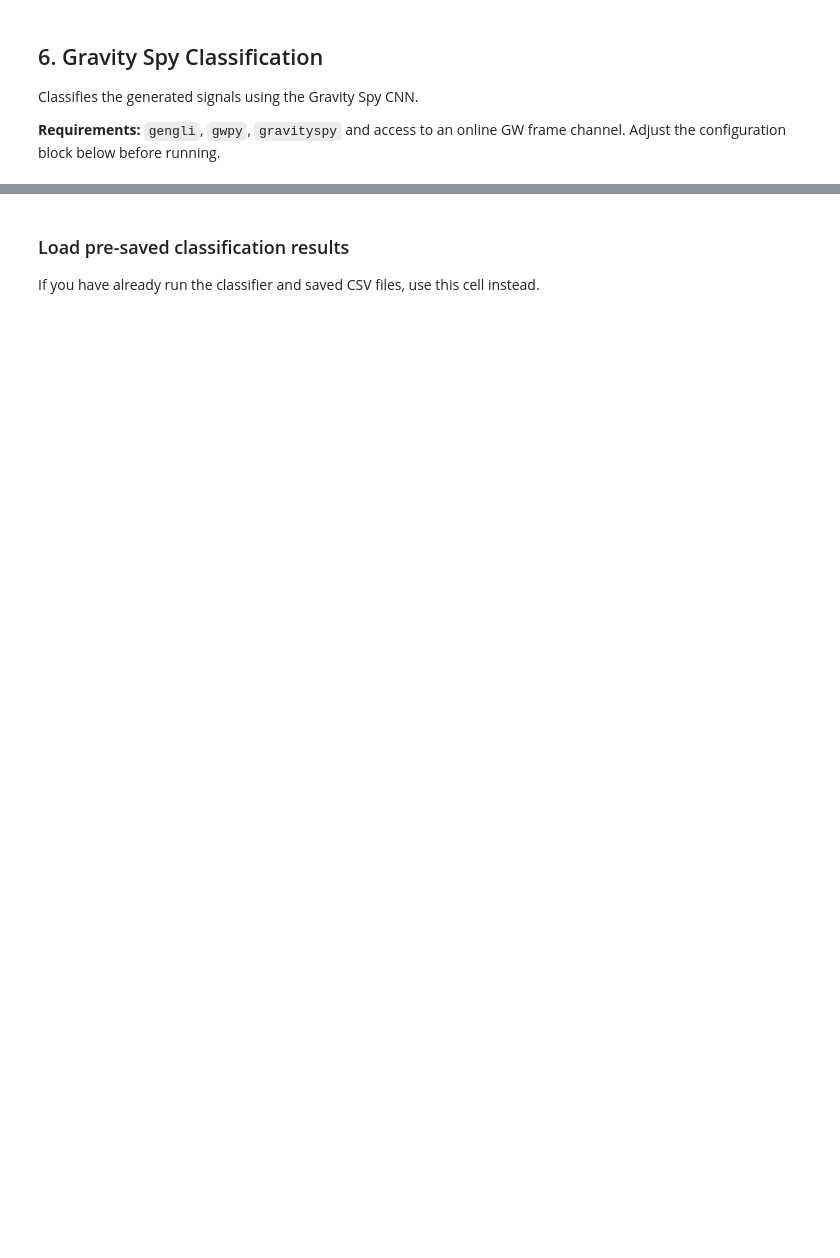
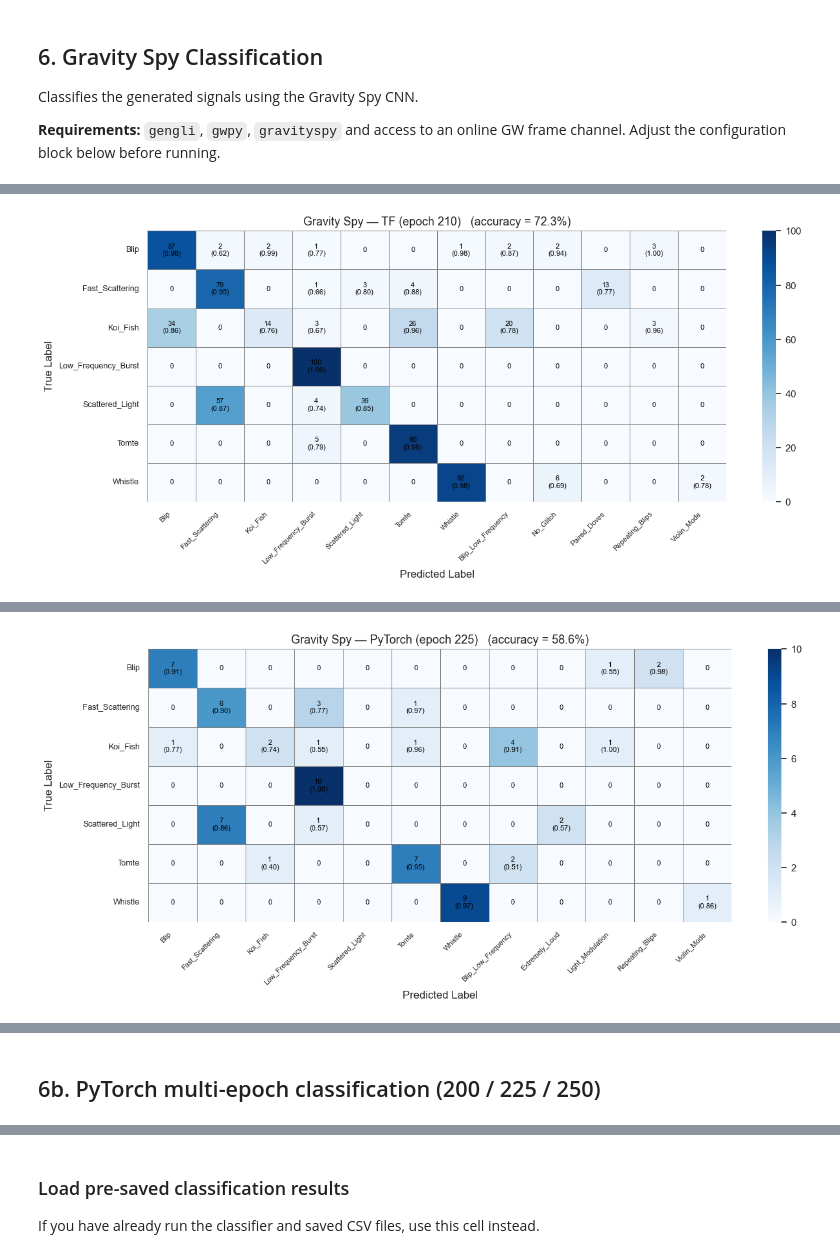
Before and after one commit to tomdooney95/glitchgan, a Jupyter notebook: umap_gspy_cdvgan.ipynb, the cells around one changed output, grey strips where cells are left out. Drawn from its saved outputs; the diff is of its cells as text; code cells hidden in the pictures; blank space fills up the shorter version.

```diff
--- a/umap_gspy_cdvgan.ipynb
+++ b/umap_gspy_cdvgan.ipynb
@@ -432,5 +499,5 @@ GW_END         = GW_START + 40
 CHANNEL        = f"{IFO}:GDS-CALIB_STRAIN"
 PATH_TO_MODEL  = PROJECT_ROOT / "models" / "sidd-cqg-paper-O3-model.h5"
 PATH_TO_REPO   = "/home/meesde.boer/gw_learn/GravitySpy/"  # path on CIT (only needed for imports)
-NUM_CLASSIFY   = 100              # signals to classify per class
-SNR_TARGET     = 150
+NUM_CLASSIFY   = 10              # signals to classify per class
+SNR_TARGET     = 50
@@ -509,0 +687,72 @@ acc_pt = plot_confusion(df_pt, f"PyTorch (epoch {PYTORCH_EPOCH})", "gspy_confusi
+# %%
+import seaborn as sns
+import numpy as np
+import pandas as pd
+import matplotlib.pyplot as plt
+
+def plot_confusion(df, tag, save_name):
+    if df is None:
+        print(f"No results for {tag}")
+        return None
+
+    df = df[df["pred_label"] != "Error"]
+
+    # Columns: true classes first, then any extra classes Gravity Spy predicted
+    pred_all = sorted(df["pred_label"].unique())
+    for lbl in LABEL_ORDER:
+        if lbl not in pred_all:
+            pred_all.append(lbl)
+    pred_cols = (
+        [lbl for lbl in LABEL_ORDER if lbl in pred_all] +
+        [lbl for lbl in pred_all if lbl not in LABEL_ORDER]
+    )
+
+    count_matrix = pd.DataFrame(0,   index=LABEL_ORDER, columns=pred_cols)
+    conf_accum   = {(t, p): [] for t in LABEL_ORDER for p in pred_cols}
+
+    for t, p, c in zip(df["true_label"], df["pred_label"], df["confidence"]):
+        if t in LABEL_ORDER and p in pred_cols:
+            count_matrix.loc[t, p] += 1
+            conf_accum[(t, p)].append(c)
+
+    # Annotation: "count\n(mean_conf)" or "0"
+    annot = pd.DataFrame("", index=LABEL_ORDER, columns=pred_cols)
+    for t in LABEL_ORDER:
+        for p in pred_cols:
+            n = count_matrix.loc[t, p]
+            if n == 0:
+                annot.loc[t, p] = "0"
+            else:
+                m = np.mean(conf_accum[(t, p)])
+                annot.loc[t, p] = f"{n}\n({m:.2f})"
+
+    acc = np.trace(count_matrix.values) / count_matrix.values.sum()
+
+    fig_w = max(10, len(pred_cols) * 1.1)
+    plt.figure(figsize=(fig_w, 6))
+    sns.set(style="whitegrid", font_scale=1.0)
+    ax = sns.heatmap(
+        count_matrix,
+        annot=annot,
+        fmt="",
+        cmap="Blues",
+        cbar=True,
+        linewidths=0.5,
+        linecolor="gray",
+        annot_kws={"size": 8, "color": "black"},
+    )
+    ax.set_xlabel("Predicted Label", fontsize=12)
+    ax.set_ylabel("True Label", fontsize=12)
+    ax.set_title(f"Gravity Spy — {tag}   (accuracy = {acc:.1%})", fontsize=13)
+    plt.xticks(rotation=45, ha="right", fontsize=8)
+    plt.yticks(rotation=0, fontsize=9)
+    plt.tight_layout()
+    plt.savefig(PLOTS_DIR / f"{save_name}.pdf", bbox_inches="tight")
+    plt.show()
+    print(f"{tag} accuracy: {acc:.3f}")
+    return acc
+
+acc_tf = plot_confusion(df_tf, "TF (epoch 210)", "gspy_confusion_tf")
+acc_pt = plot_confusion(df_pt, f"PyTorch (epoch {PYTORCH_EPOCH})", "gspy_confusion_pt")
+# %% [output]
+[figure, added]
@@ -509,0 +760 @@ acc_pt = plot_confusion(df_pt, f"PyTorch (epoch {PYTORCH_EPOCH})", "gspy_confusi
+[figure, added]
@@ -509,0 +762,2 @@ acc_pt = plot_confusion(df_pt, f"PyTorch (epoch {PYTORCH_EPOCH})", "gspy_confusi
+# %% [markdown]
+## 6b. PyTorch multi-epoch classification (200 / 225 / 250)
```
Also changed, not shown: parts of 34 cells of this notebook, 2 other files.
